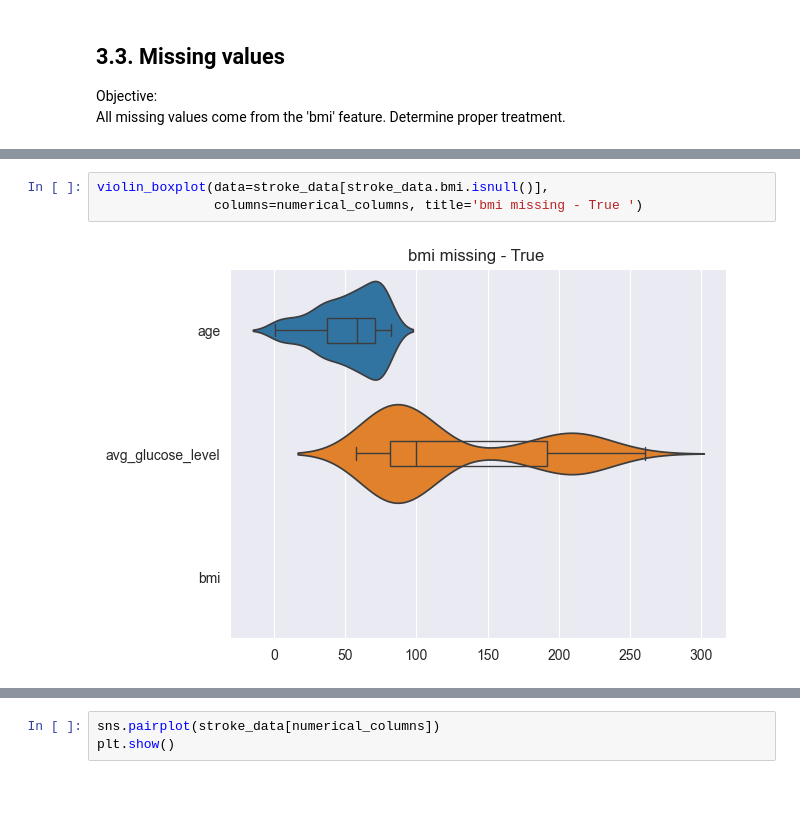
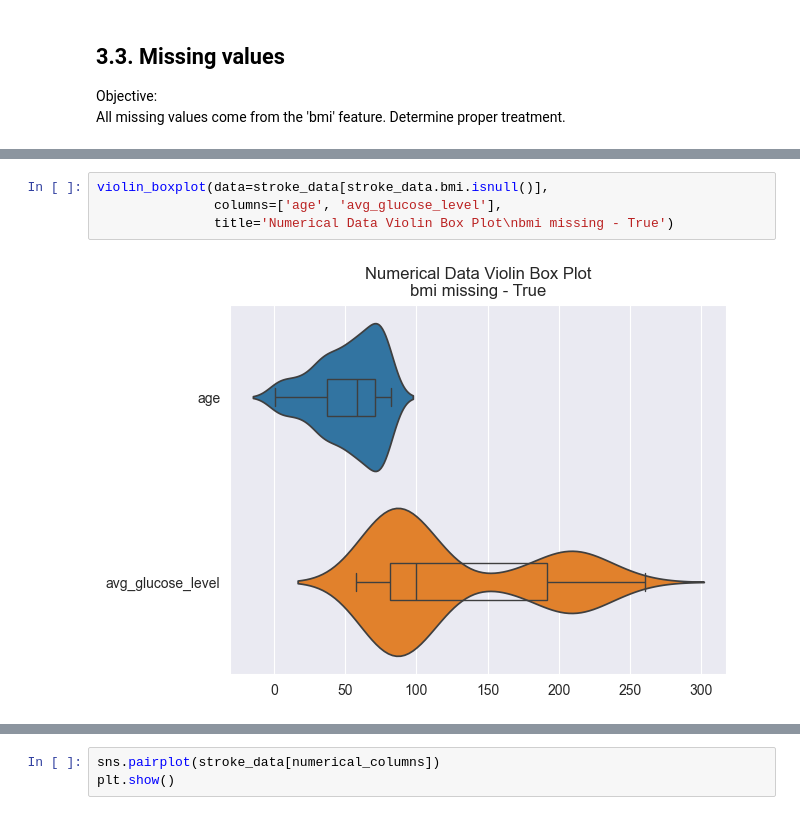
Before and after one commit to CelineChiLamNg/healthcare-stroke-prediction, a Jupyter notebook: stroke_prediction.ipynb, the cells around one changed output, grey strips where cells are left out. Cells and saved outputs as stored; diff of their text form.

```diff
--- a/stroke_prediction.ipynb
+++ b/stroke_prediction.ipynb
@@ -573,5 +560,6 @@ stroke_data[stroke_data.bmi.isnull()][numerical_columns].describe()
 # %%
 violin_boxplot(data=stroke_data[stroke_data.bmi.isnull()],
-               columns=numerical_columns, title='bmi missing - True ')
+               columns=['age', 'avg_glucose_level'],
+               title='Numerical Data Violin Box Plot\nbmi missing - True')
 # %% [output]
-[figure, old version]
+[figure, new version]
```
Also changed, not shown: parts of 15 cells of this notebook.
